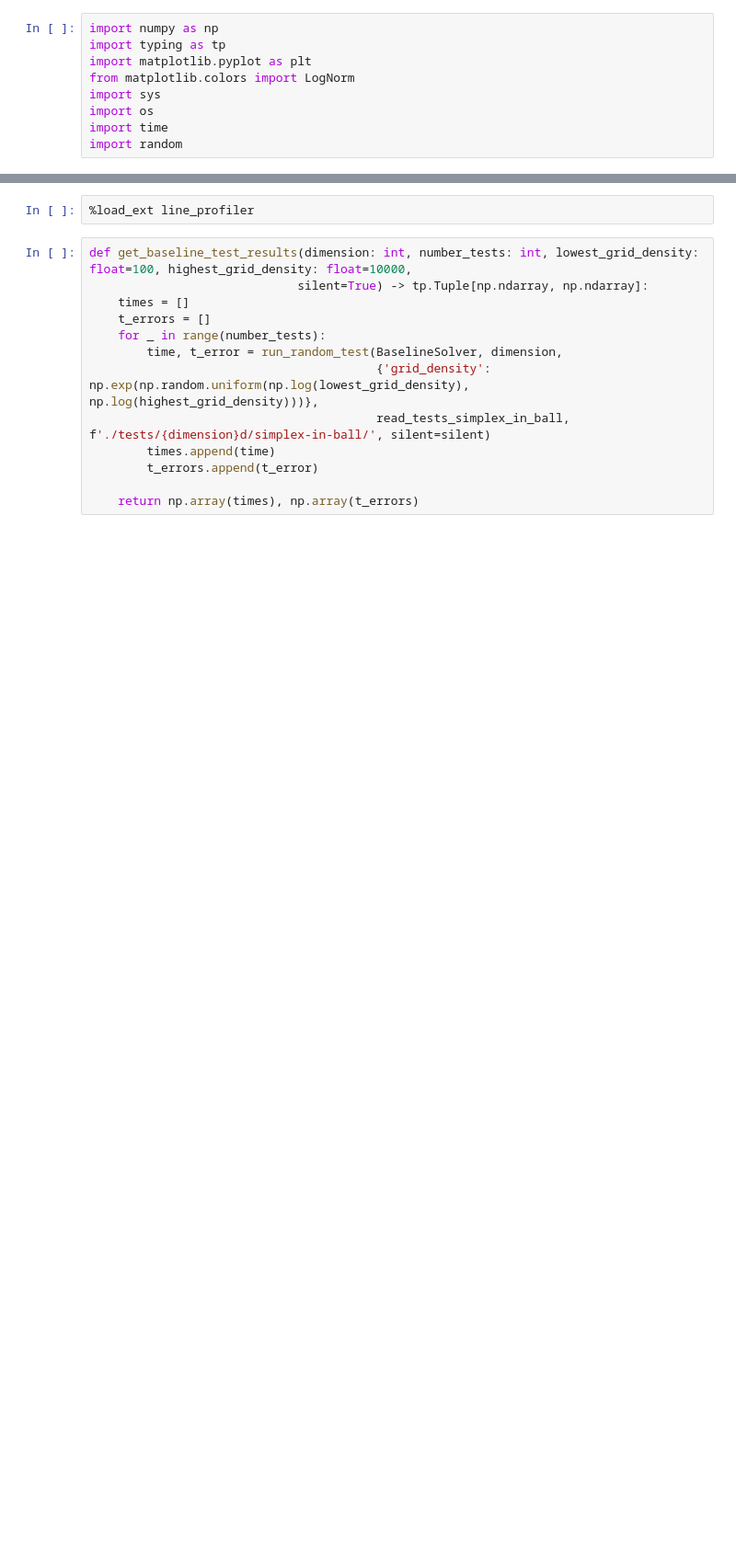
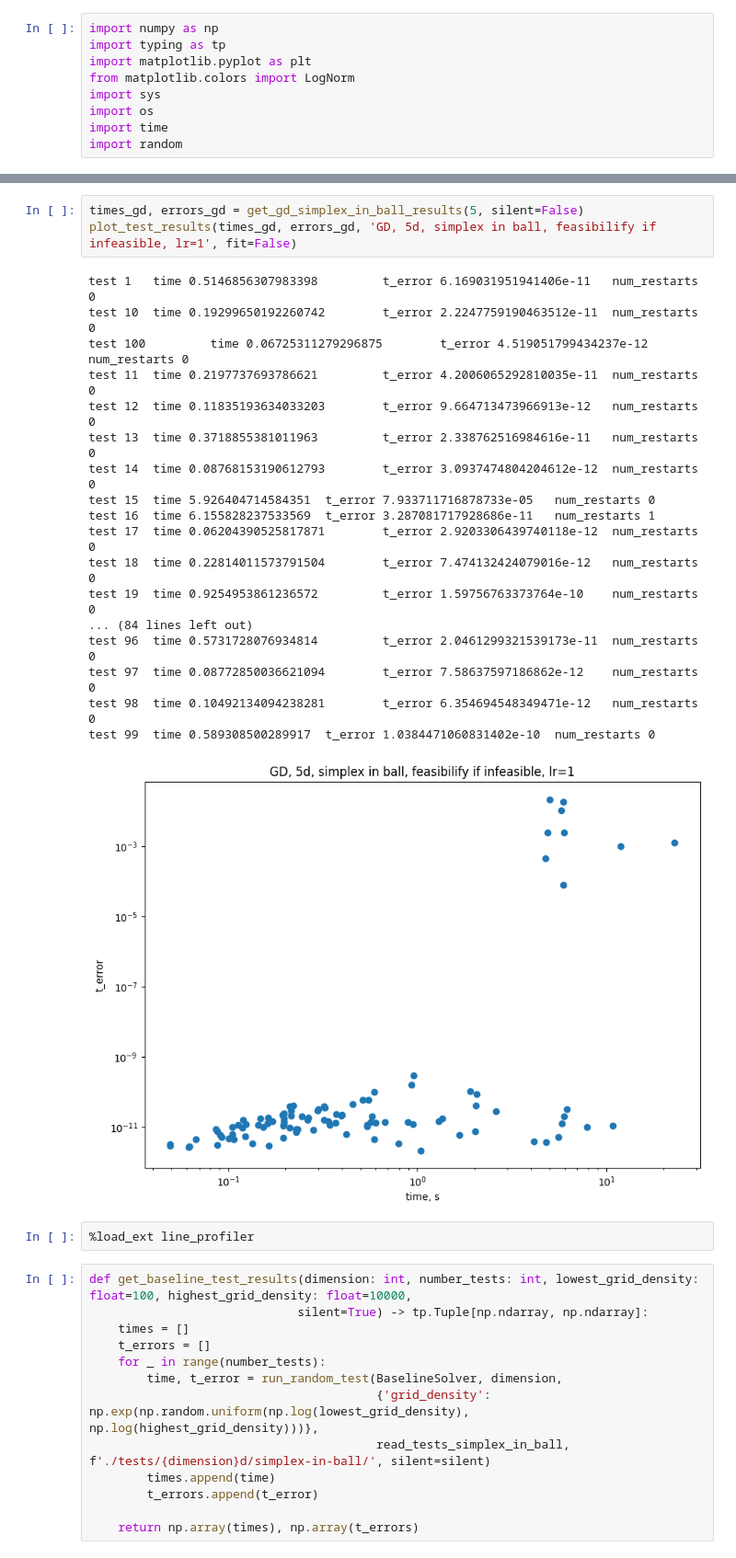
Before and after one commit to Paul566/GraduateThesis, a Jupyter notebook: nb.ipynb, the cells around one changed output, grey strips where cells are left out. Shown at 92% size. Cells and saved outputs as stored; diff of their text form; blank space fills up the shorter version.

```diff
--- a/nb.ipynb
+++ b/nb.ipynb
@@ -16,3 +127,25 @@ from utils import read_tests_degenerate_simplex_in_ball, read_tests_polyhedron_i
+# %%
+times_gd, errors_gd = get_gd_simplex_in_ball_results(5, silent=False)
+plot_test_results(times_gd, errors_gd, 'GD, 5d, simplex in ball, feasibilify if infeasible, lr=1', fit=False)
+# %% [output]
+test 1   time 0.5146856307983398         t_error 6.169031951941406e-11   num_restarts 0
+test 10  time 0.19299650192260742        t_error 2.2247759190463512e-11  num_restarts 0
+test 100         time 0.06725311279296875        t_error 4.519051799434237e-12   num_restarts 0
+test 11  time 0.2197737693786621         t_error 4.2006065292810035e-11  num_restarts 0
+test 12  time 0.11835193634033203        t_error 9.664713473966913e-12   num_restarts 0
+test 13  time 0.3718855381011963         t_error 2.338762516984616e-11   num_restarts 0
+test 14  time 0.08768153190612793        t_error 3.0937474804204612e-12  num_restarts 0
+test 15  time 5.926404714584351  t_error 7.933711716878733e-05   num_restarts 0
+test 16  time 6.155828237533569  t_error 3.287081717928686e-11   num_restarts 1
+test 17  time 0.06204390525817871        t_error 2.9203306439740118e-12  num_restarts 0
+test 18  time 0.22814011573791504        t_error 7.474132424079016e-12   num_restarts 0
+test 19  time 0.9254953861236572         t_error 1.59756763373764e-10    num_restarts 0
+... (84 lines left out)
+test 96  time 0.5731728076934814         t_error 2.0461299321539173e-11  num_restarts 0
+test 97  time 0.08772850036621094        t_error 7.58637597186862e-12    num_restarts 0
+test 98  time 0.10492134094238281        t_error 6.354694548349471e-12   num_restarts 0
+test 99  time 0.589308500289917  t_error 1.0384471060831402e-10  num_restarts 0
+[figure, added]
 # %%
 %load_ext line_profiler
 # %%
```
Also changed, not shown: parts of 18 cells of this notebook, 10 other files.
